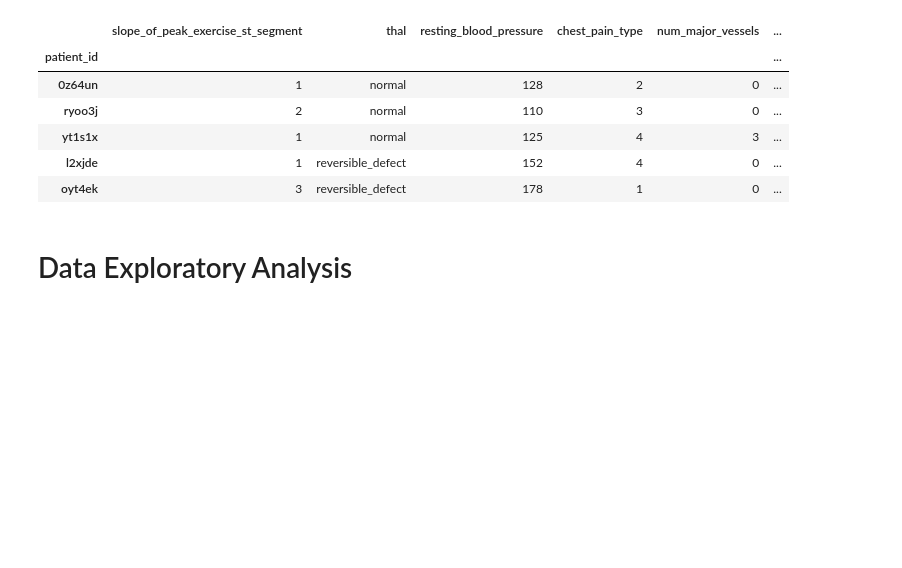
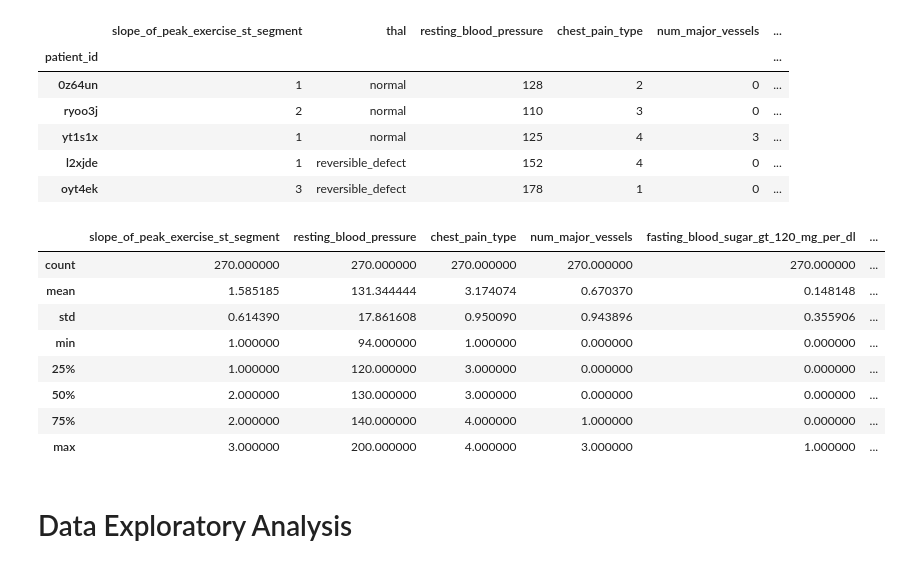
Before and after one commit to Moonba/DrivenData, a Jupyter notebook: HeartDisease.ipynb, the cells around one changed output. Saved outputs shown, nothing was run; the diff lists cells and outputs as text; code cells hidden in the pictures; blank space fills up the shorter version.

```diff
--- a/HeartDisease.ipynb
+++ b/HeartDisease.ipynb
@@ -53,6 +53,18 @@ combined.head()
 | yt1s1x | 1 | normal | 125 | 4 | 3 | ... |
 | l2xjde | 1 | reversible_defect | 152 | 4 | 0 | ... |
 | oyt4ek | 3 | reversible_defect | 178 | 1 | 0 | ... |
+# %%
+combined.describe()
+# %% [output]
+|  | slope_of_peak_exercise_st_segment | resting_blood_pressure | chest_pain_type | num_major_vessels | fasting_blood_sugar_gt_120_mg_per_dl | ... |
+| count | 270.000000 | 270.000000 | 270.000000 | 270.000000 | 270.000000 | ... |
+| mean | 1.585185 | 131.344444 | 3.174074 | 0.670370 | 0.148148 | ... |
+| std | 0.614390 | 17.861608 | 0.950090 | 0.943896 | 0.355906 | ... |
+| min | 1.000000 | 94.000000 | 1.000000 | 0.000000 | 0.000000 | ... |
+| 25% | 1.000000 | 120.000000 | 3.000000 | 0.000000 | 0.000000 | ... |
+| 50% | 2.000000 | 130.000000 | 3.000000 | 0.000000 | 0.000000 | ... |
+| 75% | 2.000000 | 140.000000 | 4.000000 | 1.000000 | 0.000000 | ... |
+| max | 3.000000 | 200.000000 | 4.000000 | 3.000000 | 1.000000 | ... |
 # %% [markdown]
 # Data Exploratory Analysis
 # %%
```
Also changed, not shown: parts of 7 cells of this notebook, 6 other files.
